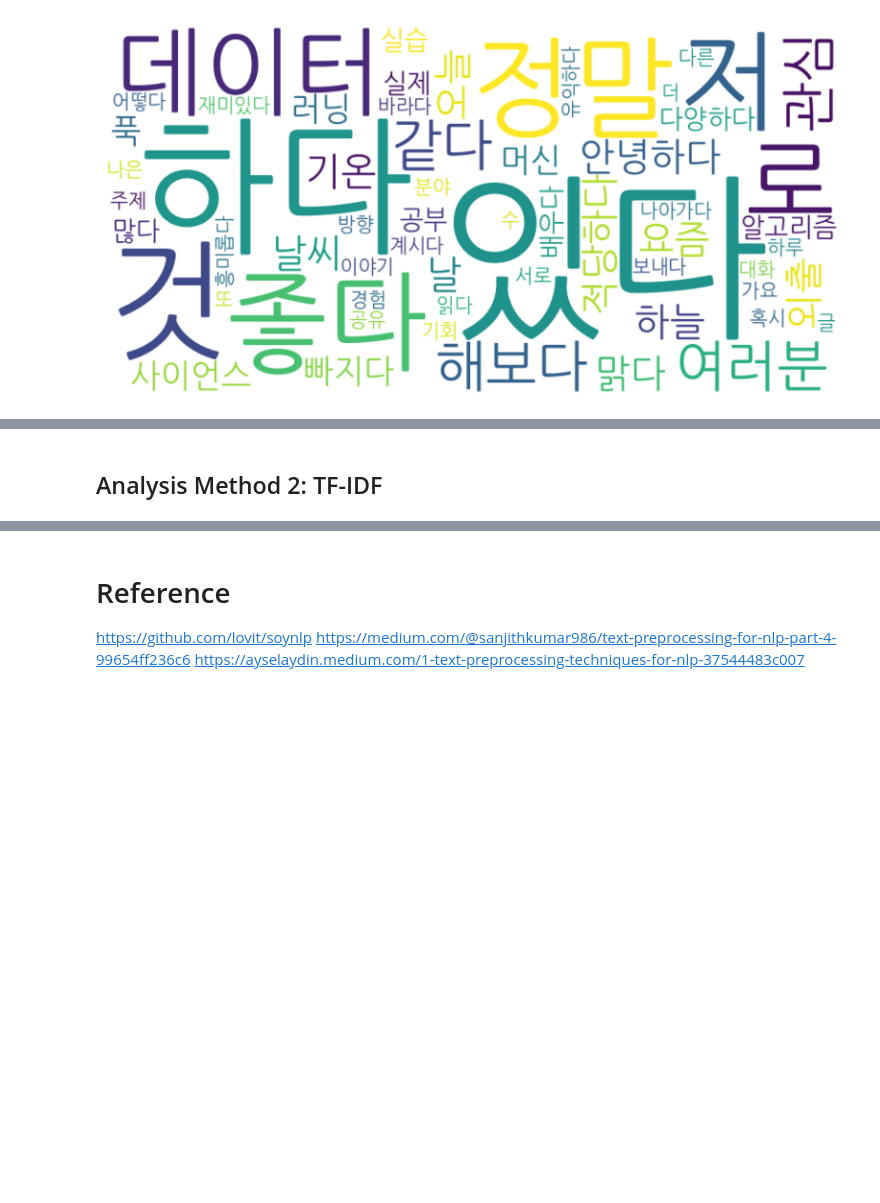
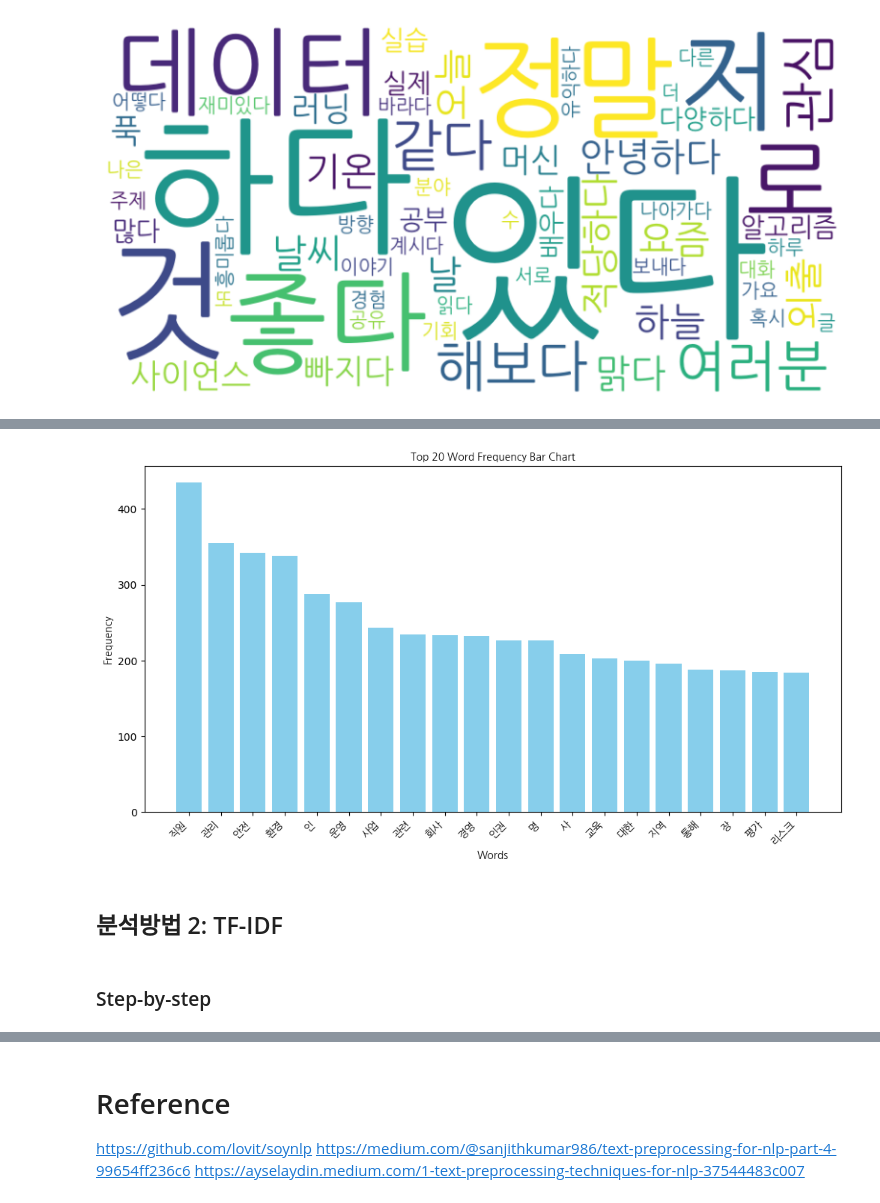
Before and after one commit to eunyhwang/MLforMarketing, a Jupyter notebook: Text_Mining.ipynb, the cells around one changed output, grey strips where cells are left out. Saved outputs shown, nothing was run; the diff lists cells and outputs as text; code cells hidden in the pictures; blank space fills up the shorter version.

```diff
--- a/Text_Mining.ipynb
+++ b/Text_Mining.ipynb
@@ -42,7 +33,7 @@ if response.status_code == 200:
     soup = BeautifulSoup(response.content, 'html.parser')
 
     # Find the article container
-    article_container = soup.find('div', id='newsct_article')
+    article_container = soup.find('div', class_='newsct_article')
 
     if article_container:
         # Extract the article text
@@ -419,5 +445,25 @@ plt.show()
+# %%
+import matplotlib.font_manager as fm
+# Sort word counts for a clean bar chart
+top20_word_counts = dict(sorted(filtered_word_counts.items(), key=lambda item: item[1], reverse=True)[:20])
+
+font_path = './NanumGothic.otf'  # Path to the UTF-8 supporting font
+font_prop = fm.FontProperties(fname=font_path)
+
+# Create bar chart for top 20 words
+plt.figure(figsize=(12, 6))
+plt.bar(top20_word_counts.keys(), top20_word_counts.values(), color='skyblue')
+plt.xlabel('Words', fontproperties=font_prop)
+plt.ylabel('Frequency', fontproperties=font_prop)
+plt.title('Top 20 Word Frequency Bar Chart', fontproperties=font_prop)
+plt.xticks(rotation=45, ha="right", fontproperties=font_prop)
+plt.show()
+# %% [output]
+[figure, added]
 # %% [markdown]
-## Analysis Method 2: TF-IDF
+## 분석방법 2: TF-IDF
+# %% [markdown]
+### Step-by-step
 # %%
 !pip install konlpy
 # %% [output]
```
Also changed, not shown: parts of 82 cells of this notebook.
